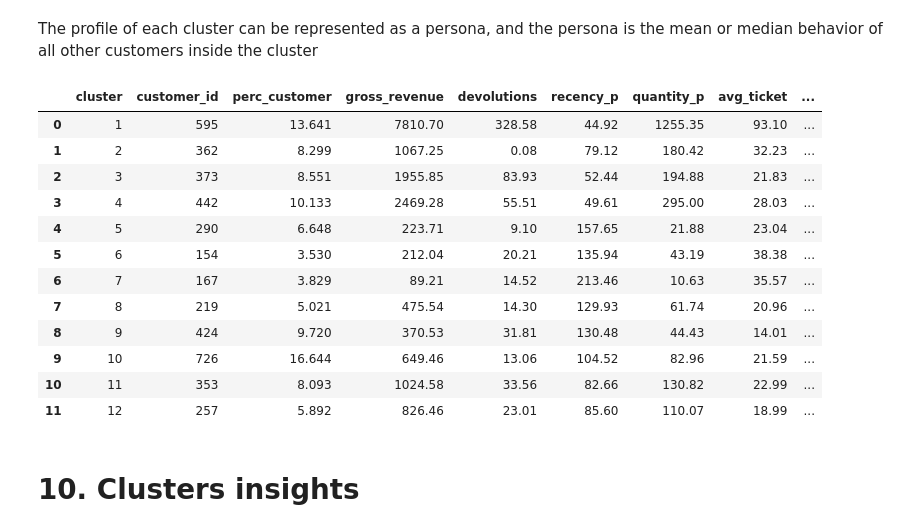
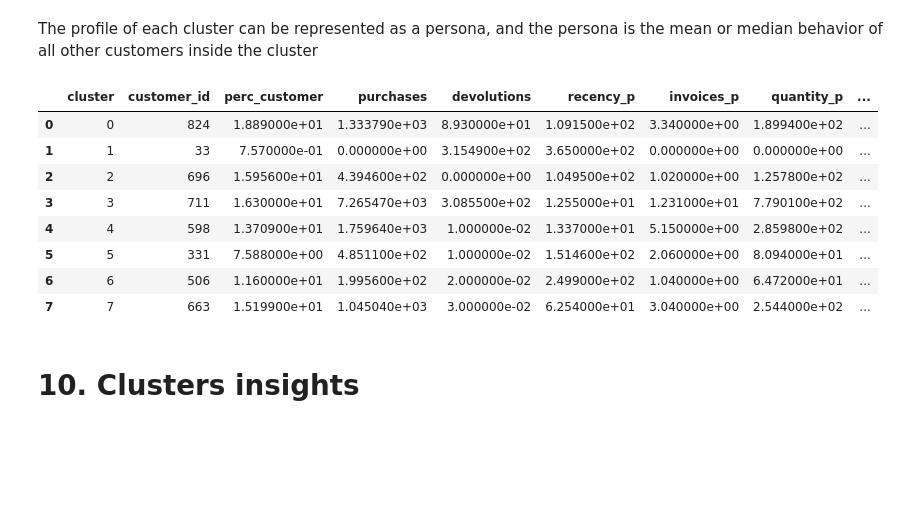
Before and after one commit to pedropscf/3-insiders-clustering, a Jupyter notebook: output.ipynb, the cells around one changed output. Cells and saved outputs as stored; diff of their text form; code cells hidden in the pictures; blank space fills up the shorter version.

```diff
--- a/output.ipynb
+++ b/output.ipynb
@@ -158,7 +195,7 @@ def silhouette_analysis(n_clusters, labels, data):
 ## 0.3. Loading data
 # %%
 # load data
-path = '/home/pedro/Documentos/repositories/3-insiders-clustering'
+path = '/home/pedro/Documents/repos/3-insiders-clustering'
 df_raw = pd.read_csv(path + '/data/raw/Ecommerce.csv', encoding = "ISO-8859-1" )
 
 # drop extra column
@@ -910,8 +948,8 @@ Rescale         -> assumption that the feature does not follow a normal distribu
 # %%
 df_rescaled = df4.copy()
 #df_rescaled = data_space.copy()
-df_rescaled = df_rescaled.drop(columns=['purchases', 'recency_d', 'quantity_d', 'invoices_p', 'invoices_d', 'avg_basket_size', 'purchases_pday','relative_revenue', 'relative_quantity'], axis=1)
-#df_rescaled = df_rescaled.drop(columns=['purchases', 'recency_d', 'quantity_d', 'quantity_p', 'invoices_d', 'avg_basket_size', 'purchases_pday','relative_revenue', 'relative_quantity'], axis=1)
+df_rescaled = df_rescaled.drop(columns=['customer_id', 'gross_revenue', 'recency_d', 'quantity_d', 'invoices_d', 'avg_basket_size', 'purchases_pday','relative_revenue', 'relative_quantity'], axis=1)
+#df_rescaled = df_rescaled.drop(columns=['customer_id', 'purchases', 'recency_d', 'quantity_d', 'invoices_p', 'invoices_d', 'avg_basket_size', 'purchases_pday','relative_revenue', 'relative_quantity'], axis=1)
 
 rs = RobustScaler()
 mm = MinMaxScaler()
@@ -969,0 +1012,3 @@ print(df7_embbed.shape)
+# %%
+df7 = df_rescaled.copy()
+df7_embbed = X_UMAP.copy()
@@ -1022,14 +1221,24 @@ Along with the better results brought by the Hierarchical model applied on a emb
 # %%
-k = 12
+k = 8
 
 # model definition
-#gmm_emb_model = mx.GaussianMixture(n_components=k)
+try:
+    parameters = json.load('models/model_parameters.json')
+    gmm_emb_model = mx.GaussianMixture(n_components=k, max_iter=500, n_init=100, random_state=42,
+                                       weights_init = np.array(parameters['weights']),
+                                       means_init = np.array(parameters['means']),
+                                       precisions_init = np.array(parameters['precisions'])
+                                      )
+
+except:
+    print('Tried loading previous model parameters, but without sucess.')
+    gmm_emb_model = mx.GaussianMixture(n_components=k, max_iter=500, n_init=100, random_state=42)
 
 # model training
-#gmm_emb_model.fit(X_embbed)
+gmm_emb_model.fit(X_embbed)
 
 # model predict
-#labels = gmm_emb_model.predict(X_embbed)
+labels = gmm_emb_model.predict(X_embbed)
 
 # model performance
 #sil = metrics.silhouette_score(X_embbed, labels, metric='euclidean')
@@ -1038,10 +1247,10 @@ k = 12
 
 
 # model definition & training
-hc_emb_model = hc.linkage(X_embbed, 'ward')
+#hc_emb_model = hc.linkage(X_embbed, 'average')
 
 # model predict
-labels = hc.fcluster(hc_emb_model, k, criterion='maxclust')
+#labels = hc.fcluster(hc_emb_model, k, criterion='maxclust')
 
 # model performance
-sil = metrics.silhouette_score(X_embbed, labels, metric='euclidean')
+#sil = metrics.silhouette_score(X_embbed, labels, metric='euclidean')
@@ -1072,47 +1300,45 @@ The profile of each cluster can be represented as a persona, and the persona is
 # %%
 df_cluster = df9[['customer_id','cluster']].groupby('cluster').count().reset_index()
 df_cluster['perc_customer'] = round(100*(df_cluster['customer_id'] / df_cluster['customer_id'].sum()), 3)
 
-df_gross_revenue = round(df9[['gross_revenue', 'cluster']].groupby('cluster').mean().reset_index(), 2)
+df_purchases = round(df9[['purchases', 'cluster']].groupby('cluster').mean().reset_index(), 2)
 df_avg_devolutions = round(df9[['devolutions', 'cluster']].groupby('cluster').mean().reset_index(), 2)
 #df_avg_relation = round(df9[['purc_dev','cluster']].groupby('cluster').mean().reset_index() , 2)
 
 df_avg_recency_p = round(df9[['cluster', 'recency_p']].groupby('cluster').mean().reset_index(), 2)
 #df_avg_quantity_d = round(df9[['cluster', 'quantity_d']].groupby('cluster').mean().reset_index(), 2)
 
-df_avg_frequency_p = round(df9[['cluster','quantity_p']].groupby('cluster').mean().reset_index(), 2)
+df_frequency_p = round(df9[['cluster', 'invoices_p']].groupby('cluster').mean().reset_index(), 2)
+
+df_quantity_p = round(df9[['cluster','quantity_p']].groupby('cluster').mean().reset_index(), 2)
 #df_avg_frequency_d = round(df9[['cluster','quantity_d']].groupby('cluster').mean().reset_index(), 2)
 
 df_avg_ticket = round(df9[['cluster','avg_ticket']].groupby('cluster').mean().reset_index(), 2)
 df_avg_recency_days = round(df9[['cluster','avg_recency_days']].groupby('cluster').mean().reset_index(), 2)
 df_avg_variety = round(df9[['cluster','avg_variety']].groupby('cluster').mean().reset_index(), 2)
 
-df_cluster = pd.merge(df_cluster, df_gross_revenue, on='cluster', how='inner')
+df_cluster = pd.merge(df_cluster, df_purchases, on='cluster', how='inner')
 df_cluster = pd.merge(df_cluster, df_avg_devolutions, on='cluster', how='inner')
 #df_cluster = pd.merge(df_cluster, df_avg_relation, on='cluster', how='inner')
 df_cluster = pd.merge(df_cluster, df_avg_recency_p, on='cluster', how='inner')
-#df_cluster = pd.merge(df_cluster, df_avg_quantity_d, on='cluster', how='inner')
-df_cluster = pd.merge(df_cluster, df_avg_frequency_p, on='cluster', how='inner')
+df_cluster = pd.merge(df_cluster, df_frequency_p, on='cluster', how='inner')
+df_cluster = pd.merge(df_cluster, df_quantity_p, on='cluster', how='inner')
 #df_cluster = pd.merge(df_cluster, df_avg_frequency_d, on='cluster', how='inner')
 df_cluster = pd.merge(df_cluster, df_avg_ticket, on='cluster', how='inner')
 df_cluster = pd.merge(df_cluster, df_avg_recency_days, on='cluster', how='inner')
 df_cluster = pd.merge(df_cluster, df_avg_variety, on='cluster', how='inner')
 
 df_cluster
 # %% [output]
-|  | cluster | customer_id | perc_customer | gross_revenue | devolutions | recency_p | quantity_p | avg_ticket | ... |
-| 0 | 1 | 595 | 13.641 | 7810.70 | 328.58 | 44.92 | 1255.35 | 93.10 | ... |
-| 1 | 2 | 362 | 8.299 | 1067.25 | 0.08 | 79.12 | 180.42 | 32.23 | ... |
-| 2 | 3 | 373 | 8.551 | 1955.85 | 83.93 | 52.44 | 194.88 | 21.83 | ... |
-| 3 | 4 | 442 | 10.133 | 2469.28 | 55.51 | 49.61 | 295.00 | 28.03 | ... |
-| 4 | 5 | 290 | 6.648 | 223.71 | 9.10 | 157.65 | 21.88 | 23.04 | ... |
-| 5 | 6 | 154 | 3.530 | 212.04 | 20.21 | 135.94 | 43.19 | 38.38 | ... |
-| 6 | 7 | 167 | 3.829 | 89.21 | 14.52 | 213.46 | 10.63 | 35.57 | ... |
-| 7 | 8 | 219 | 5.021 | 475.54 | 14.30 | 129.93 | 61.74 | 20.96 | ... |
-| 8 | 9 | 424 | 9.720 | 370.53 | 31.81 | 130.48 | 44.43 | 14.01 | ... |
-| 9 | 10 | 726 | 16.644 | 649.46 | 13.06 | 104.52 | 82.96 | 21.59 | ... |
-| 10 | 11 | 353 | 8.093 | 1024.58 | 33.56 | 82.66 | 130.82 | 22.99 | ... |
-| 11 | 12 | 257 | 5.892 | 826.46 | 23.01 | 85.60 | 110.07 | 18.99 | ... |
+|  | cluster | customer_id | perc_customer | purchases | devolutions | recency_p | invoices_p | quantity_p | ... |
+| 0 | 0 | 824 | 1.889000e+01 | 1.333790e+03 | 8.930000e+01 | 1.091500e+02 | 3.340000e+00 | 1.899400e+02 | ... |
+| 1 | 1 | 33 | 7.570000e-01 | 0.000000e+00 | 3.154900e+02 | 3.650000e+02 | 0.000000e+00 | 0.000000e+00 | ... |
+| 2 | 2 | 696 | 1.595600e+01 | 4.394600e+02 | 0.000000e+00 | 1.049500e+02 | 1.020000e+00 | 1.257800e+02 | ... |
+| 3 | 3 | 711 | 1.630000e+01 | 7.265470e+03 | 3.085500e+02 | 1.255000e+01 | 1.231000e+01 | 7.790100e+02 | ... |
+| 4 | 4 | 598 | 1.370900e+01 | 1.759640e+03 | 1.000000e-02 | 1.337000e+01 | 5.150000e+00 | 2.859800e+02 | ... |
+| 5 | 5 | 331 | 7.588000e+00 | 4.851100e+02 | 1.000000e-02 | 1.514600e+02 | 2.060000e+00 | 8.094000e+01 | ... |
+| 6 | 6 | 506 | 1.160000e+01 | 1.995600e+02 | 2.000000e-02 | 2.499000e+02 | 1.040000e+00 | 6.472000e+01 | ... |
+| 7 | 7 | 663 | 1.519900e+01 | 1.045040e+03 | 3.000000e-02 | 6.254000e+01 | 3.040000e+00 | 2.544000e+02 | ... |
 # %% [markdown]
 # 10. Clusters insights
 # %%
```
Also changed, not shown: parts of 93 cells of this notebook, 2 other files.
